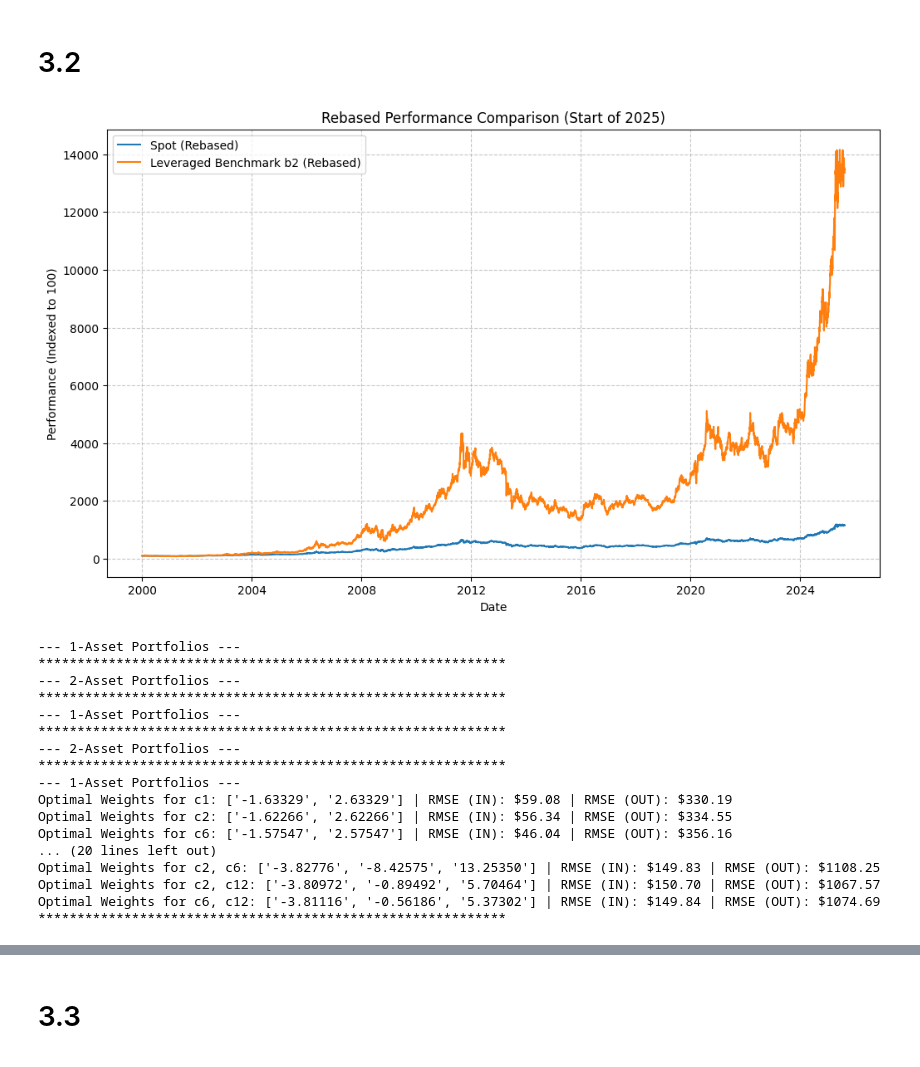
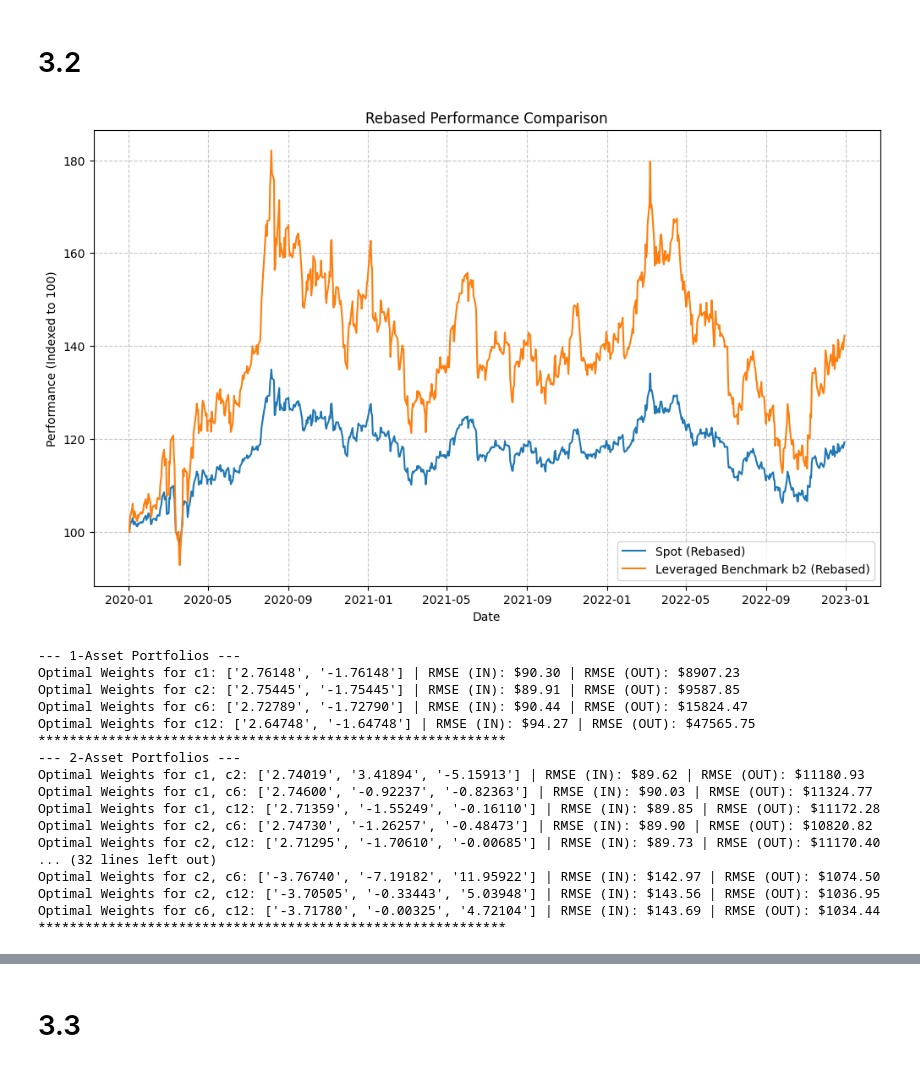
Before and after one commit to joeHollander/ETF-Research, a Jupyter notebook: main.ipynb, the cells around one changed output, grey strips where cells are left out. Saved outputs shown, nothing was run; the diff lists cells and outputs as text; code cells hidden in the pictures.

```diff
--- a/main.ipynb
+++ b/main.ipynb
@@ -279,40 +279,3 @@ spot_ret = returns(spot)
 
 adj_contract_returns = {f"c{i}": returns(adj_contracts[f"c{i}"]) for i in [1, 2, 6, 12]}
 unadj_contract_returns = {f"c{i}": returns(unadj_contracts[f"c{i}"]) for i in [1, 2, 6, 12]}
-# %%
-# common index only between spot and unadjusted futures
-# intraday returns
-# not back adjusted
-PLOT = True
-
-for key, value in unadj_contract_returns.items():
-    # common index between assets
-    idx = spot_ret.index.intersection(value.index)
-
-    # defining model
-    model = LinearRegression()
-    X = spot_ret.loc[idx].values.reshape(-1, 1)
-    Y = value.loc[idx].values.reshape(-1, 1)
-    model.fit(X, Y)
-
-    # output of model
-    slope = model.coef_[0][0]
-    intercept = model.intercept_[0]
-    print(f"Linear Regression for {key}: Slope = {slope}, \
-           Intercept = {intercept}, \
-           R^2 = {model.score(X, Y)}, \
-           RMSE = {root_mean_squared_error(X, Y)}")
-    print("Number of observations:", X.shape[0])
-    if PLOT:
-       fig, ax = plt.subplots()
-       ax.scatter(X, Y)
-
-       yabs_max = abs(max(ax.get_ylim(), key=abs))
-       ax.set_ylim(ymin=-yabs_max, ymax=yabs_max)
-
-       xabs_max = abs(max(ax.get_xlim(), key=abs))
-       ax.set_xlim(xmin=-xabs_max, xmax=xabs_max)
-
-       ax.plot([0, 1], [0, 1], transform=ax.transAxes)
-       ax.set_xlabel("Spot Return")
-       ax.set_ylabel(f"{key[1:]}-m Futures Returns")
@@ -821,36 +771,36 @@ def construct_leveraged_benchmark(spot_series, beta):
     leveraged_series = first_price * np.exp(leveraged_log_returns.cumsum())
 
     return leveraged_series
 
 leveraged_benchmarks = {f"b{i}": construct_leveraged_benchmark(spot['close'], i) for i in [-3, -2, -1, 1, 2, 3]}
 #print(leveraged_benchmarks)
 
-plot_idx = slice("2000", None)
+plot_idx = slice("2020", "2022")
 
 # plot leveraged benchmarks
 spot_slice = spot.loc[plot_idx, 'close']
 benchmark_slice = leveraged_benchmarks['b2'].loc[plot_idx]
 
 # --- THE FIX: Rebase both series to start at 100 ---
 rebased_spot = 100 * (spot_slice / spot_slice.iloc[0])
 rebased_benchmark = 100 * (benchmark_slice / benchmark_slice.iloc[0])
 
 
 # --- Plot the REBASED data ---
 fig, ax = plt.subplots(figsize=(12, 7))
 
 ax.plot(rebased_spot, label='Spot (Rebased)')
 # Note: Fixed your label from 'b0' to 'b2' for accuracy
 ax.plot(rebased_benchmark, label='Leveraged Benchmark b2 (Rebased)')
 
-ax.set_title('Rebased Performance Comparison (Start of 2025)')
+ax.set_title('Rebased Performance Comparison')
 ax.set_ylabel('Performance (Indexed to 100)')
 ax.set_xlabel('Date')
 ax.legend()
 ax.grid(True, linestyle='--', alpha=0.7)
 plt.show()
 # %% [output]
-[figure, old version]
+[figure, new version]
 # %%
 leverage_weights_dict = {}
 
@@ -858,22 +808,22 @@ for beta in [-3, -2, 2, 3]:
     leverage_weights_dict[f"b{beta}"] = run_and_print_replications(unadj_contracts, leveraged_benchmarks[f"b{beta}"].loc["2000":], daily_effr, num_instruments_iter=[1,2])
 # %% [output]
 --- 1-Asset Portfolios ---
+Optimal Weights for c1: ['2.76148', '-1.76148'] | RMSE (IN): $90.30 | RMSE (OUT): $8907.23
+Optimal Weights for c2: ['2.75445', '-1.75445'] | RMSE (IN): $89.91 | RMSE (OUT): $9587.85
+Optimal Weights for c6: ['2.72789', '-1.72790'] | RMSE (IN): $90.44 | RMSE (OUT): $15824.47
+Optimal Weights for c12: ['2.64748', '-1.64748'] | RMSE (IN): $94.27 | RMSE (OUT): $47565.75
 ************************************************************
 --- 2-Asset Portfolios ---
+Optimal Weights for c1, c2: ['2.74019', '3.41894', '-5.15913'] | RMSE (IN): $89.62 | RMSE (OUT): $11180.93
+Optimal Weights for c1, c6: ['2.74600', '-0.92237', '-0.82363'] | RMSE (IN): $90.03 | RMSE (OUT): $11324.77
+Optimal Weights for c1, c12: ['2.71359', '-1.55249', '-0.16110'] | RMSE (IN): $89.85 | RMSE (OUT): $11172.28
+Optimal Weights for c2, c6: ['2.74730', '-1.26257', '-0.48473'] | RMSE (IN): $89.90 | RMSE (OUT): $10820.82
+Optimal Weights for c2, c12: ['2.71295', '-1.70610', '-0.00685'] | RMSE (IN): $89.73 | RMSE (OUT): $11170.40
+... (32 lines left out)
+Optimal Weights for c2, c6: ['-3.76740', '-7.19182', '11.95922'] | RMSE (IN): $142.97 | RMSE (OUT): $1074.50
+Optimal Weights for c2, c12: ['-3.70505', '-0.33443', '5.03948'] | RMSE (IN): $143.56 | RMSE (OUT): $1036.95
+Optimal Weights for c6, c12: ['-3.71780', '-0.00325', '4.72104'] | RMSE (IN): $143.69 | RMSE (OUT): $1034.44
 ************************************************************
---- 1-Asset Portfolios ---
-************************************************************
---- 2-Asset Portfolios ---
-************************************************************
---- 1-Asset Portfolios ---
-Optimal Weights for c1: ['-1.63329', '2.63329'] | RMSE (IN): $59.08 | RMSE (OUT): $330.19
-Optimal Weights for c2: ['-1.62266', '2.62266'] | RMSE (IN): $56.34 | RMSE (OUT): $334.55
-Optimal Weights for c6: ['-1.57547', '2.57547'] | RMSE (IN): $46.04 | RMSE (OUT): $356.16
-... (20 lines left out)
-Optimal Weights for c2, c6: ['-3.82776', '-8.42575', '13.25350'] | RMSE (IN): $149.83 | RMSE (OUT): $1108.25
-Optimal Weights for c2, c12: ['-3.80972', '-0.89492', '5.70464'] | RMSE (IN): $150.70 | RMSE (OUT): $1067.57
-Optimal Weights for c6, c12: ['-3.81116', '-0.56186', '5.37302'] | RMSE (IN): $149.84 | RMSE (OUT): $1074.69
-************************************************************
 # %%
 # generator for time intervals
 
```
Also changed, not shown: parts of 10 cells of this notebook, 4 other files.
